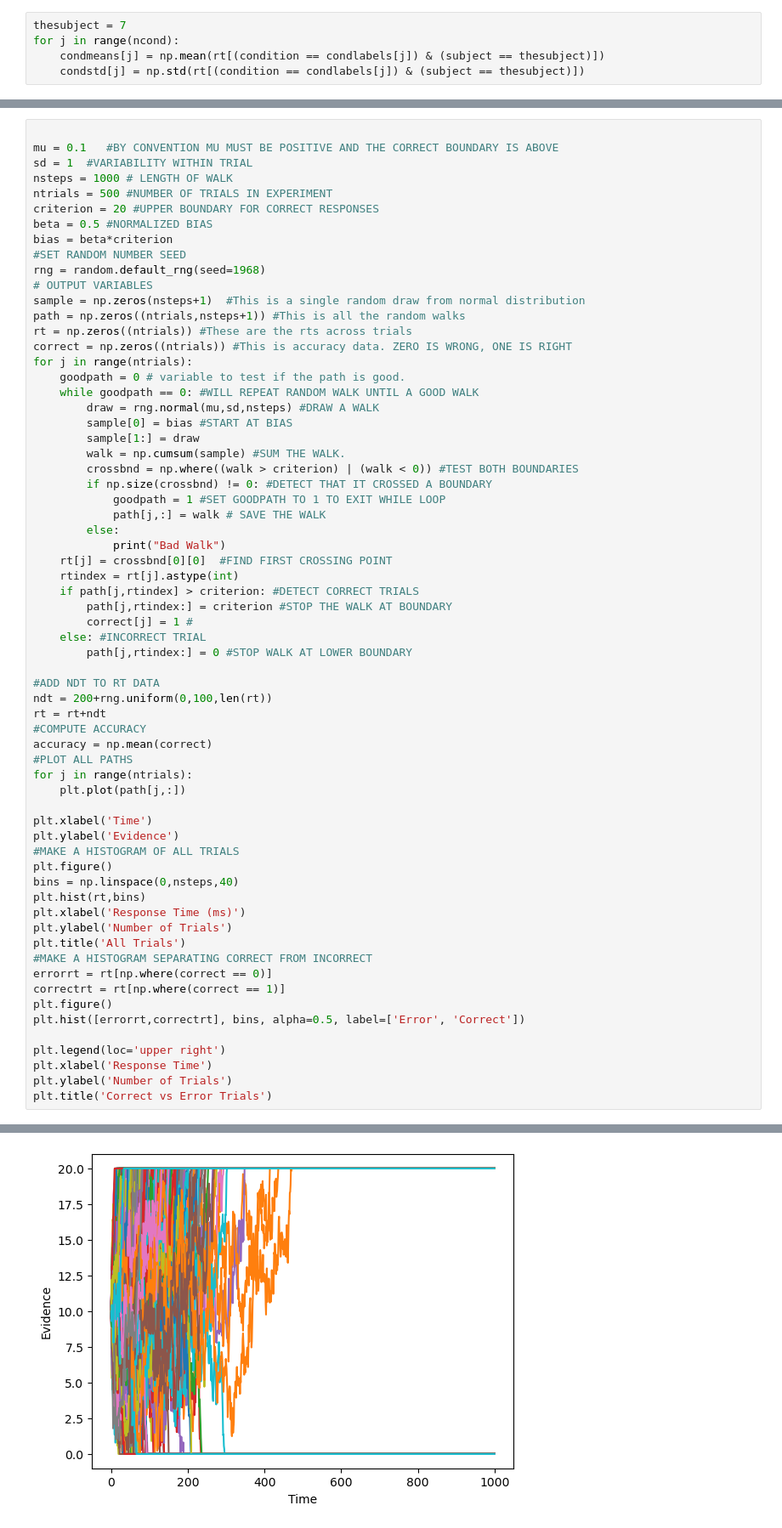
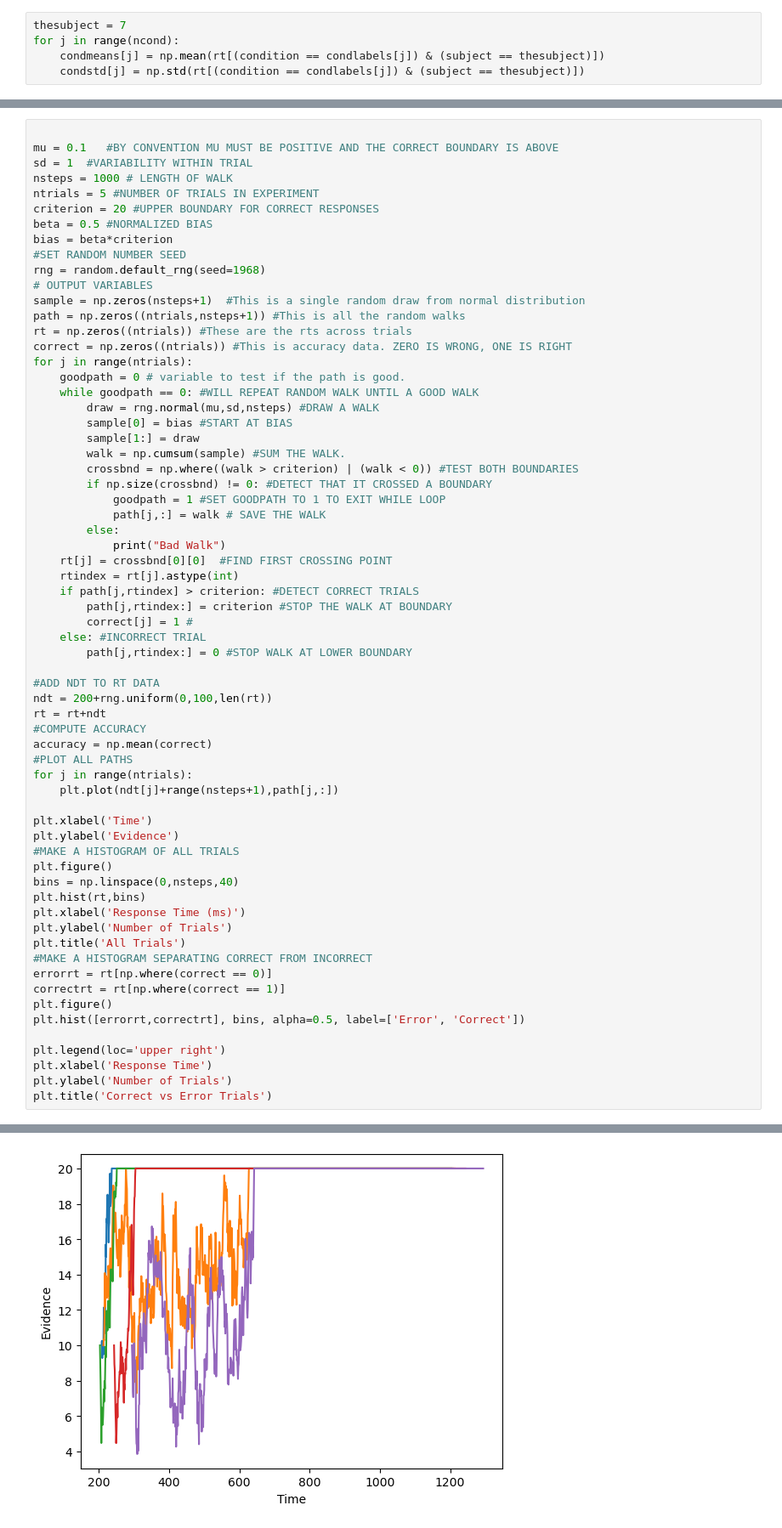
Before and after one commit to rameshsrinivasanuci/COGS106_F23, a Jupyter notebook: Lectures/ResponseTimeModels.ipynb, the cells around one changed output, grey strips where cells are left out. Shown: that part at 85% size. Cells and saved outputs as stored; diff of their text form.

```diff
--- a/Lectures/ResponseTimeModels.ipynb
+++ b/Lectures/ResponseTimeModels.ipynb
@@ -54,7 +54,7 @@ plt.show()
 mu = 0.1   #BY CONVENTION MU MUST BE POSITIVE AND THE CORRECT BOUNDARY IS ABOVE
 sd = 1  #VARIABILITY WITHIN TRIAL
 nsteps = 1000 # LENGTH OF WALK
-ntrials = 500 #NUMBER OF TRIALS IN EXPERIMENT
+ntrials = 5 #NUMBER OF TRIALS IN EXPERIMENT
 criterion = 20 #UPPER BOUNDARY FOR CORRECT RESPONSES
 beta = 0.5 #NORMALIZED BIAS
 bias = beta*criterion
@@ -88,32 +88,32 @@ for j in range(ntrials):
 
 #ADD NDT TO RT DATA
 ndt = 200+rng.uniform(0,100,len(rt))
 rt = rt+ndt
 #COMPUTE ACCURACY
 accuracy = np.mean(correct)
 #PLOT ALL PATHS
 for j in range(ntrials):
-    plt.plot(path[j,:])
+    plt.plot(ndt[j]+range(nsteps+1),path[j,:])
 
 plt.xlabel('Time')
 plt.ylabel('Evidence')
 #MAKE A HISTOGRAM OF ALL TRIALS
 plt.figure()
 bins = np.linspace(0,nsteps,40)
 plt.hist(rt,bins)
 plt.xlabel('Response Time (ms)')
 plt.ylabel('Number of Trials')
 plt.title('All Trials')
 #MAKE A HISTOGRAM SEPARATING CORRECT FROM INCORRECT
 errorrt = rt[np.where(correct == 0)]
 correctrt = rt[np.where(correct == 1)]
 plt.figure()
 plt.hist([errorrt,correctrt], bins, alpha=0.5, label=['Error', 'Correct'])
 
 plt.legend(loc='upper right')
 plt.xlabel('Response Time')
 plt.ylabel('Number of Trials')
 plt.title('Correct vs Error Trials')
 # %% [output]
 Text(0.5, 1.0, 'Correct vs Error Trials')
-[figure, old version]
+[figure, new version]
```
Also changed, not shown: parts of 7 cells of this notebook.
